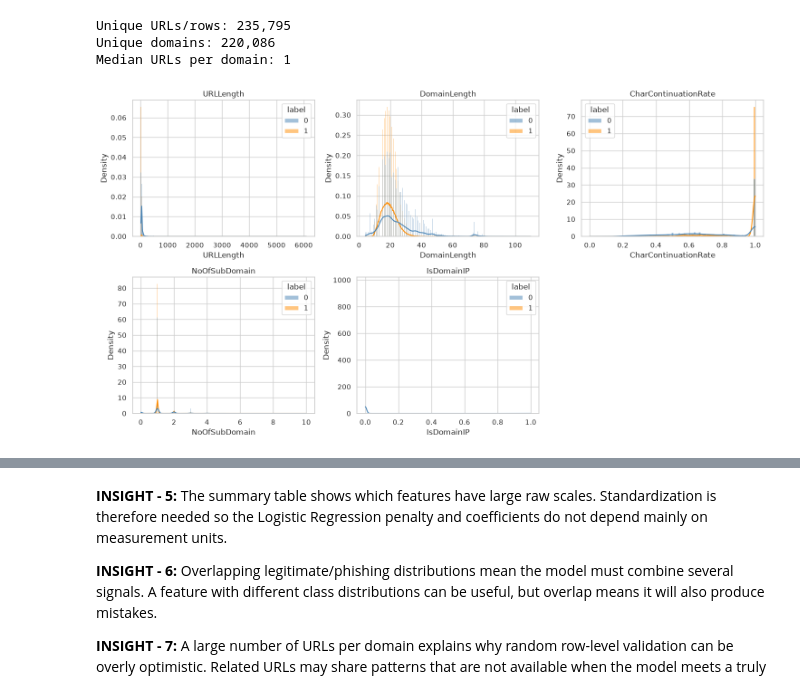
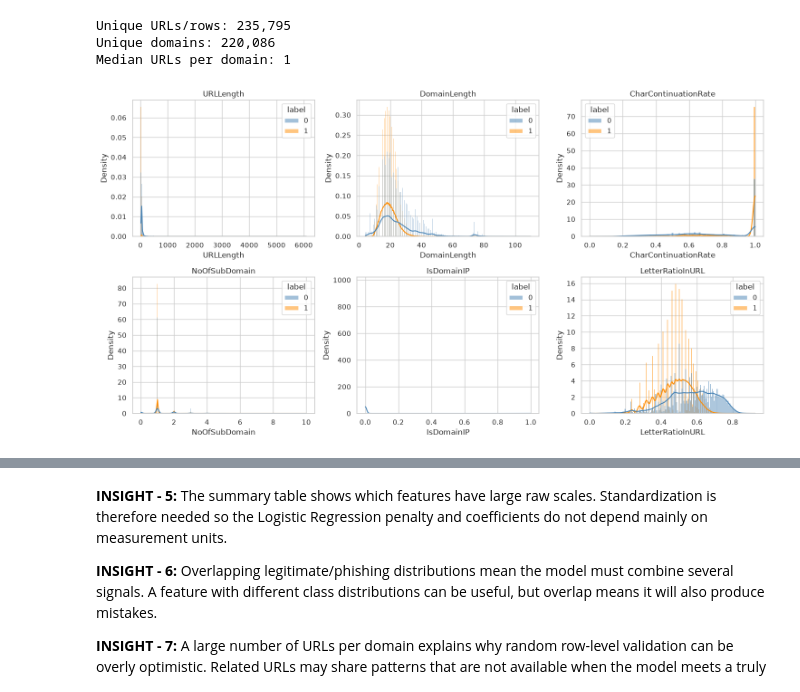
Before and after one commit to rupikap009/ML-Techniques, a Jupyter notebook: notebooks/02_phishing_url_classification.ipynb, the cells around one changed output, grey strips where cells are left out. Drawn from its saved outputs; the diff is of its cells as text; code cells hidden in the pictures.

```diff
--- a/notebooks/02_phishing_url_classification.ipynb
+++ b/notebooks/02_phishing_url_classification.ipynb
@@ -254,17 +254,17 @@ Unique URLs/rows: 235,795
 Unique domains: 220,086
 Median URLs per domain: 1
 # %%
-plot_features = [column for column in ["URLLength", "DomainLength", "URLSimilarityIndex", "CharContinuationRate", "NoOfSubDomain", "IsDomainIP"] if column in features]
+plot_features = [column for column in ["URLLength", "DomainLength", "CharContinuationRate", "NoOfSubDomain", "IsDomainIP", "LetterRatioInURL"] if column in features]
 fig, axes = plt.subplots(2, 3, figsize=(15, 8))
 for ax, column in zip(axes.ravel(), plot_features):
     sns.histplot(data=df, x=column, hue=target_col, kde=True, stat="density", common_norm=False, palette=["steelblue", "darkorange"], ax=ax)
     ax.set_title(column)
 for ax in axes.ravel()[len(plot_features):]:
     ax.remove()
 plt.tight_layout()
 plt.show()
 # %% [output]
-[figure, old version]
+[figure, new version]
 # %%
 top_domains = df["Domain"].value_counts().head(15)
 plt.figure(figsize=(12, 5))
```
Also changed, not shown: parts of 7 cells of this notebook.
